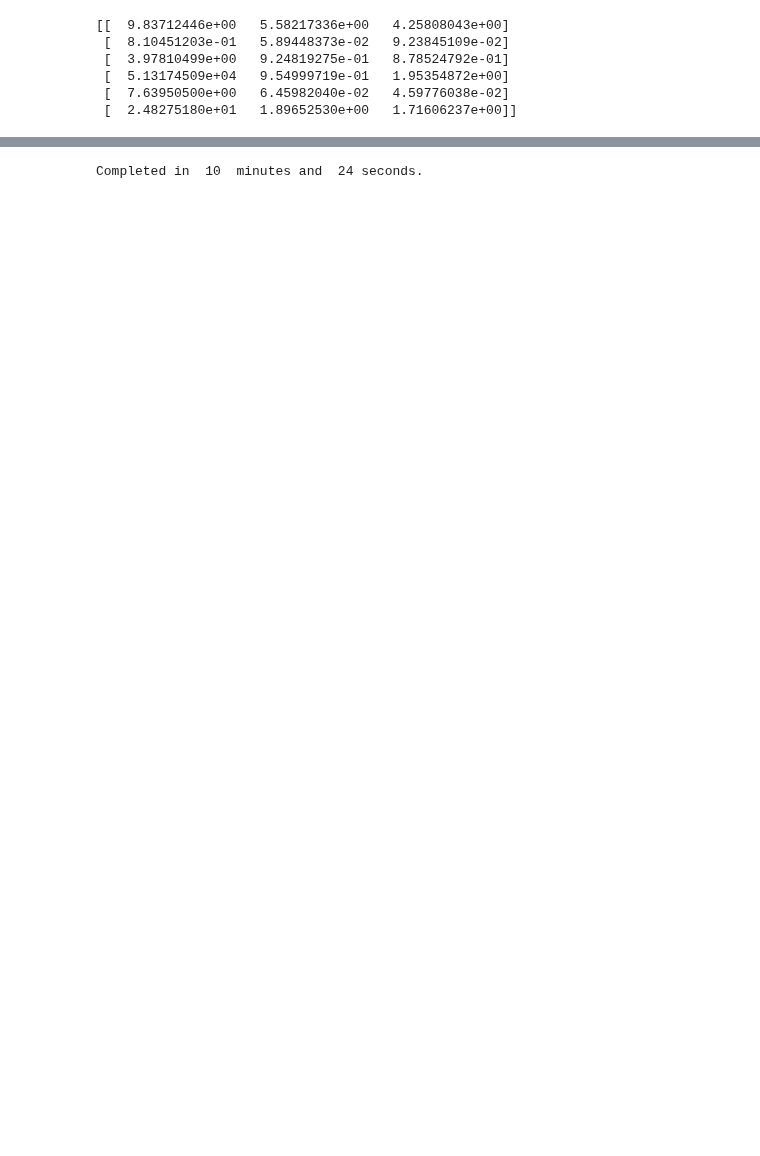
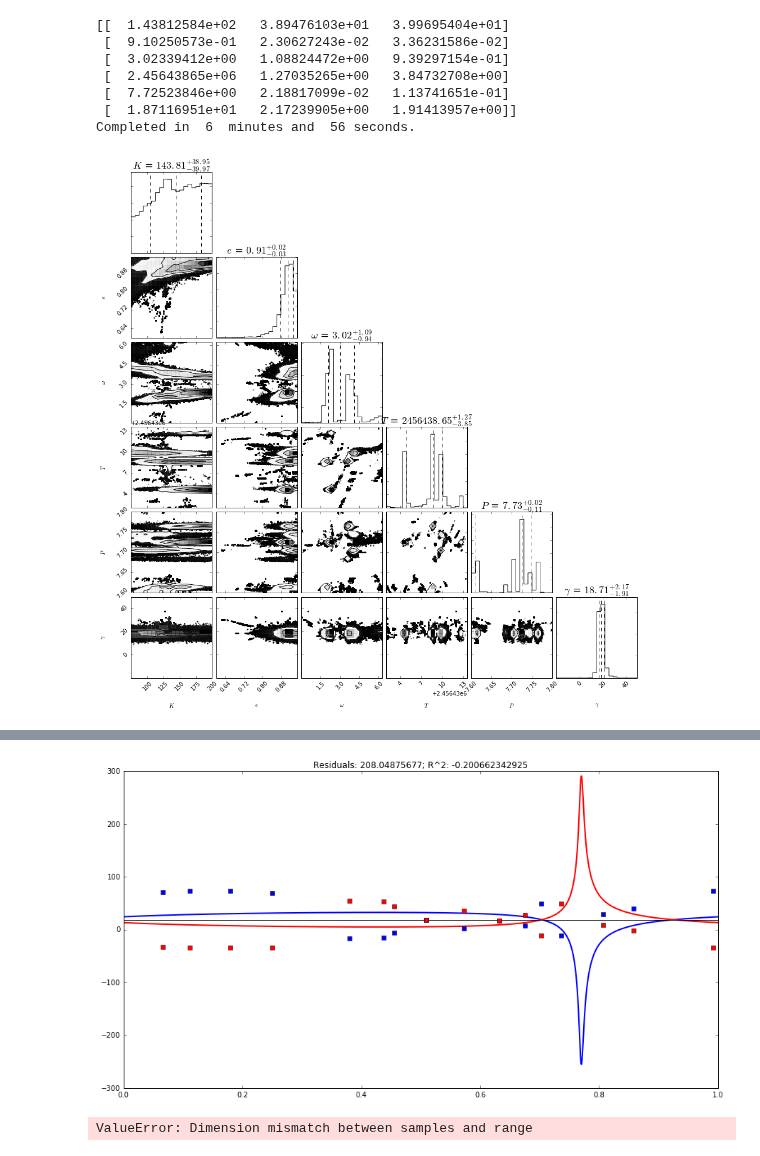
Before and after one commit to jacob-i-skinner/Orbit-Fitting, a Jupyter notebook: Master.ipynb, the cells around one changed output, grey strips where cells are left out. Saved outputs shown, nothing was run; the diff lists cells and outputs as text; code cells hidden in the pictures; blank space fills up the shorter version.

```diff
--- a/Master.ipynb
+++ b/Master.ipynb
@@ -5,9 +5,9 @@ t0 = time.time()
 import corner
 import numpy as np
 import functions as f
-from scipy import stats
 from matplotlib import pyplot as plt
-filename     = 'Systems/DQ Tau/DQ Tau.tbl'
+%matplotlib inline
+filename     = 'Systems/2M03441568+3231282/2M03441568+3231282.tbl'
 system       = np.genfromtxt(filename, skip_header=1, usecols=(0, 1, 2))#, max_rows=11)
 
 #define-variables------------------------------------------------------------------------------------------------#
@@ -17,7 +17,7 @@ JDp, JDs     = JD, JD
 samples      = 1000
 max_period   = 20
 power_cutoff = 0.25
-nwalkers, nsteps = 50, 500
+nwalkers, nsteps = 400, 10000
 
 #define-functions------------------------------------------------------------------------------------------------#
 
@@ -31,6 +31,7 @@ RV              = f.RV
 residuals       = f.residuals
 constraints     = f.constraints
 MCMC            = f.MCMC
+rSquared        = f.rSquared
 
 #now-do-things!--------------------------------------------------------------------------------------------------#
 
@@ -107,62 +114,66 @@ Periodogram peaks above a power of  0.25 :  [ 10.0175025   10.29757257  15.79894
 # %%
 #constrain parameters
-lower_bounds = [0, 0, 0, JD[0]+((JD[-1]-JD[0])/2)-0.75*7.4, 7.5, -10]
-upper_bounds = [100, 0.9, 2*np.pi, JD[0]+((JD[-1]-JD[0])/2)+0.75*7.6, 7.8, 40]
+lower_bounds = [75, 0.6, 0, JD[0]+((JD[-1]-JD[0])/2)-0.75*7.7, 7.6, -20]
+upper_bounds = [200, 0.95, 2*np.pi, JD[0]+((JD[-1]-JD[0])/2)+0.75*7.7, 7.8, 50]
 
 #take a walk
 sampler = MCMC(mass_ratio, RVp, RVs, JDp, JDs, lower_bounds, upper_bounds, 6, nwalkers, nsteps, 4)
 
 #save the results of the walk
-samples = sampler.chain[:, :, :].reshape((-1, 6))
+samples = sampler.chain[:, 1000:, :].reshape((-1, 6))
 results = np.asarray(list(map(lambda v: (v[1], v[2]-v[1], v[1]-v[0]),
                               zip(*np.percentile(samples, [16, 50, 84], axis=0)))))
 parameters = [results[i][0] for i in range(0, 6)]
 
 #create the corner plot
-fig = corner.corner(samples,labels=["$K$","$T$","$P$","$\gamma$"],
+fig = corner.corner(samples,labels=['$K$','$e$','$\omega$','$T$','$P$','$\gamma$'],
                     range=  [[lower_bounds[0],upper_bounds[0]],
                              [lower_bounds[1],upper_bounds[1]],
                              [lower_bounds[2],upper_bounds[2]],
                              [lower_bounds[3],upper_bounds[3]],
                              [lower_bounds[4],upper_bounds[4]],
                              [lower_bounds[5],upper_bounds[5]]],
                     quantiles=[0.16, 0.5, 0.84], show_titles=True, title_kwargs={"fontsize": 18})
 fig.savefig(filename + " parameter_results.png")
 
 #create the walkers plot
-#fig, ax = plt.subplots(6, 1, sharex='col')
-#for i in range(6):
-#    for j in range(len(sampler.chain[:, 0, i])):
-#        ax[i].plot(np.linspace(0, nsteps, num=nsteps), sampler.chain[j, :, i], 'k', alpha=0.2)
-#    ax[i].plot(np.linspace(0, nsteps, num=nsteps) , np.ones(nsteps)*results[i][0], 'b', lw=2)
-#fig.set_figheight(20)
-#fig.set_figwidth(15)
-#plt.savefig(filename + ' walk_results.png')
+fig, ax = plt.subplots(6, 1, sharex='col')
+for i in range(6):
+    for j in range(len(sampler.chain[:, 0, i])):
+        ax[i].plot(np.linspace(0, nsteps, num=nsteps), sampler.chain[j, :, i], 'k', alpha=0.2)
+    ax[i].plot(np.linspace(0, nsteps, num=nsteps) , np.ones(nsteps)*results[i][0], 'b', lw=2)
+fig.set_figheight(20)
+fig.set_figwidth(15)
+plt.savefig(filename + ' walk_results.png')
 
 #create the curves plot
-#x = np.linspace(0, 15.8, num=nsteps)
-#fig, ax = plt.figure(figsize=(15,8)), plt.subplot(111)
-#primary, secondary = RV(x, mass_ratio, [results[0][0], results[1][0], results[2][0],
-#                                        results[3][0], results[4][0], results[5][0]])
-#ax.plot(x/results[4][0], primary, 'b', lw=2)
-#ax.plot(x/results[4][0], secondary, 'r', lw=2)
-#ax.plot(x, np.ones(len(x))*results[5][0], 'k' , label='Systemic Velocity')
-#ax.plot(phases(results[4][0], JDp), RVp, 'bs', label='Primary RV Data') #data phased to result period
-#ax.plot(phases(results[4][0], JDs), RVs, 'rs', label='Secondary RV data')
-#ax.set_xlim([0,1])
-#ax.set_title('Residuals: %s'%(residuals(parameters, mass_ratio, RVp, RVs, JDp, JDs)))
-#plt.savefig(filename + ' curve_results.png')
+x = np.linspace(0, 15.8, num=nsteps)
+fig, ax = plt.figure(figsize=(15,8)), plt.subplot(111)
+primary, secondary = RV(x, mass_ratio, [results[0][0], results[1][0], results[2][0],
+                                        results[3][0], results[4][0], results[5][0]])
+ax.plot(x/results[4][0], primary, 'b', lw=2)
+ax.plot(x/results[4][0], secondary, 'r', lw=2)
+ax.plot(x, np.ones(len(x))*results[5][0], 'k' , label='Systemic Velocity')
+ax.plot(phases(results[4][0], JDp), RVp, 'bs', label='Primary RV Data') #data phased to result period
+ax.plot(phases(results[4][0], JDs), RVs, 'rs', label='Secondary RV data')
+ax.set_xlim([0,1])
+ax.set_title('Residuals: %s; R^2: %s'%(residuals(parameters, mass_ratio, RVp, RVs, JDp, JDs), rSquared(parameters, mass_ratio, RVp, RVs, JDp, JDs)))
+plt.savefig(filename + ' curve_results.png')
 
 #print('Results:')
 #for i in range(len(initial_guess)):
 #    print(results[i][0], '+',results[i][1], '-',results[i][2])
 #t = time.time()
 #print('Completed in ', int((t-t0)/60), ' minutes and ', int(((t-t0)/60-int((t-t0)/60))*60), 'seconds.')
 print(results)
+t = time.time()
+print('Completed in ', int((t-t0)/60), ' minutes and ', int(((t-t0)/60-int((t-t0)/60))*60), 'seconds.')
 # %% [output]
-[[  9.83712446e+00   5.58217336e+00   4.25808043e+00]
- [  8.10451203e-01   5.89448373e-02   9.23845109e-02]
- [  3.97810499e+00   9.24819275e-01   8.78524792e-01]
- [  5.13174509e+04   9.54999719e-01   1.95354872e+00]
- [  7.63950500e+00   6.45982040e-02   4.59776038e-02]
- [  2.48275180e+01   1.89652530e+00   1.71606237e+00]]
+[[  1.43812584e+02   3.89476103e+01   3.99695404e+01]
+ [  9.10250573e-01   2.30627243e-02   3.36231586e-02]
+ [  3.02339412e+00   1.08824472e+00   9.39297154e-01]
+ [  2.45643865e+06   1.27035265e+00   3.84732708e+00]
+ [  7.72523846e+00   2.18817099e-02   1.13741651e-01]
+ [  1.87116951e+01   2.17239905e+00   1.91413957e+00]]
+Completed in  6  minutes and  56 seconds.
+[figure, added]
@@ -169,3 +181,4 @@ print(results)
+[figure, added]
 # %%
 #take a walk
 sampler = MCMC(mass_ratio, RVp, RVs, JDp, JDs, lower_bounds, upper_bounds, 4, nwalkers, nsteps, 4)
@@ -181,7 +194,7 @@ fig = corner.corner(samples,labels=["$K$","$T$","$P$","$\gamma$"],
                     range=  [[lower_bounds[0],upper_bounds[0]],
                              [lower_bounds[1],upper_bounds[1]],
                              [lower_bounds[2],upper_bounds[2]],
-                             [lower_bounds[3],upper_bounds[3]],
+                             [lower_bounds[3],upper_bounds[3]]],
                     quantiles=[0.16, 0.5, 0.84], show_titles=True, title_kwargs={"fontsize": 18})
 plt.savefig(filename + ' no e parameter_results.png')
 
@@ -205,7 +218,7 @@ ax.plot(x, np.ones(len(x))*results[3][0], 'k' , label='Systemic Velocity')
 ax.plot(phases(results[2][0], JDp), RVp, 'bs', label='Primary RV Data') #data phased to result period
 ax.plot(phases(results[2][0], JDs), RVs, 'rs', label='Secondary RV data')
 ax.set_xlim([0,1])
-ax.set_title('Residuals: %s'%(residuals(parameters, mass_ratio, RVp, RVs, JDp, JDs)))
+ax.set_title('Residuals: %s; R^2: %s'%(residuals(parameters, mass_ratio, RVp, RVs, JDp, JDs), rSquared(parameters, mass_ratio, RVp, RVs, JDp, JDs)))
 plt.savefig(filename + ' no e curve_results.png')
 
 #print('Results:')
@@ -214,4 +227,4 @@ plt.savefig(filename + ' no e curve_results.png')
 t = time.time()
 print('Completed in ', int((t-t0)/60), ' minutes and ', int(((t-t0)/60-int((t-t0)/60))*60), 'seconds.')
 # %% [output]
-Completed in  10  minutes and  24 seconds.
+ValueError: Dimension mismatch between samples and range
```
Also changed, not shown: parts of 2 cells of this notebook, 5 other files.
